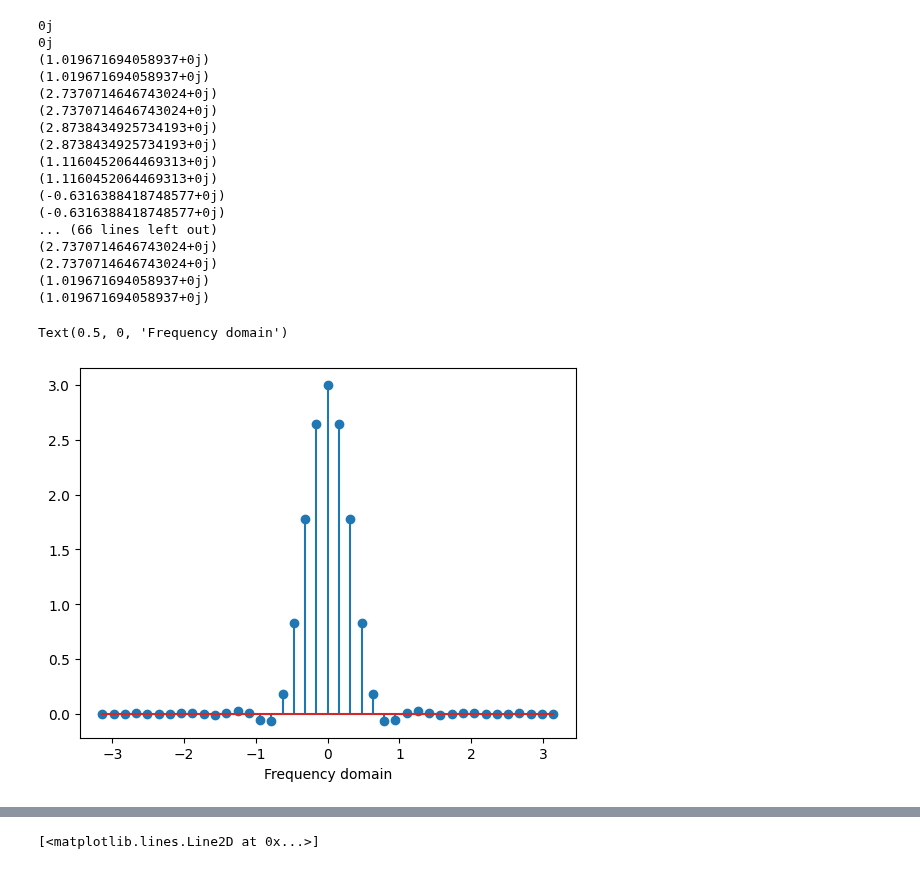
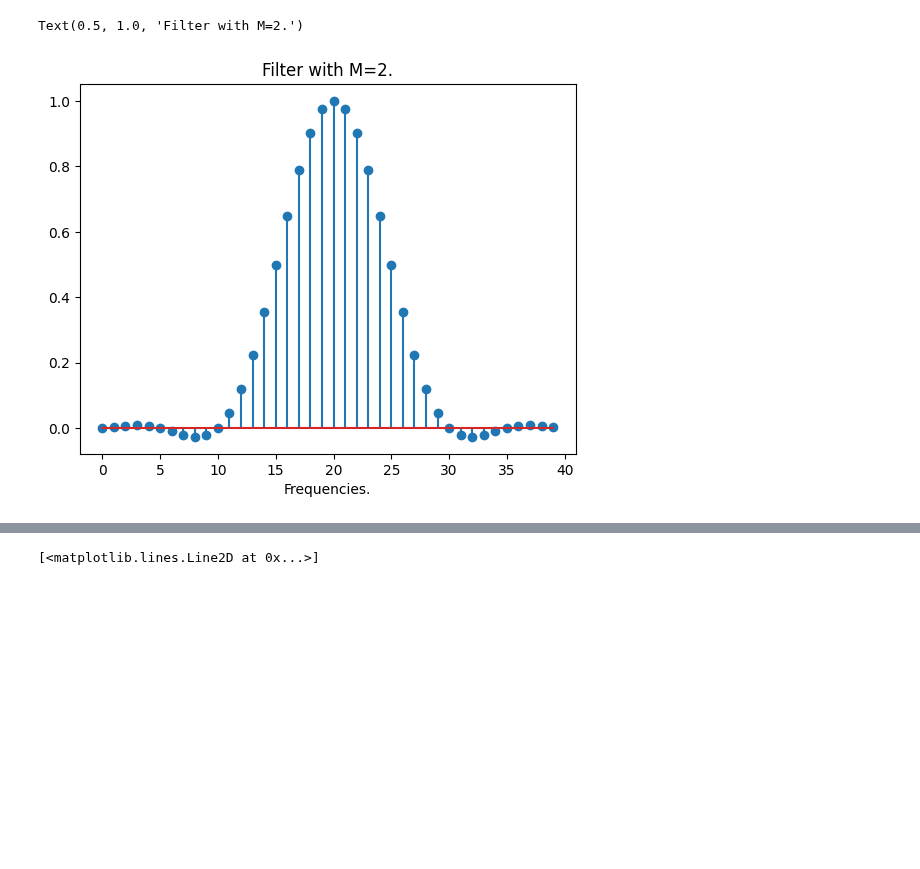
Before and after one commit to DylanReidRamelli/Bachelor-Project-2023, a Jupyter notebook: notebook/filter.ipynb, the cells around one changed output, grey strips where cells are left out. Cells and saved outputs as stored; diff of their text form; code cells hidden in the pictures; blank space fills up the shorter version.

```diff
--- a/notebook/filter.ipynb
+++ b/notebook/filter.ipynb
@@ -6,54 +7,37 @@ from numpy import fft
 def wavenum(i, N) : return (i + N // 2) % N - N // 2
 # %%
 # Create filter.
-filter_size = 41
+filter_size = 40
 
-M = 3
+M = 2
 H = np.zeros(filter_size, dtype=complex)
 
 for i in range(filter_size):
     k = wavenum(i, filter_size)
     a = 2 * np.pi / filter_size * k * M
 
     #G_b, integral from -M to M of cos(t*pi/M) e^(-iwt)
-    if a != np.pi / M or a != -(np.pi/M):
+    if (m.isclose(a, np.pi/M)):
+        H[i] = M
+    elif (m.isclose(a, -np.pi/M)):
+        H[i] = M
+    else:
         H[i] += -(2 * M**2 * a * np.sin(M * a))/(M**2 * a**2 - np.pi**2)
-        print(H[i])
-    else:
-        H[i] = M**3
 
-    print(H[i])
     # G_a, integral from -M to M of e^(-iwt)
     if a != 0:
         H[i] += 2 * np.sin(M * a) / a
     else:
         H[i] = 2 * M
 
 
-
-H /= 2.0
-plt.stem(np.linspace(-np.pi, np.pi, filter_size),  np.fft.fftshift(H).real)
-plt.xlabel("Frequency domain")
+H /= 2.0 * M
+plt.stem(np.arange(filter_size),  np.fft.fftshift(H).real)
+plt.xlabel("Frequencies.")
+plt.title("Filter with M="+ str(M) + ".")
 # %% [output]
-0j
-0j
-(1.019671694058937+0j)
-(1.019671694058937+0j)
-(2.7370714646743024+0j)
-(2.7370714646743024+0j)
-(2.8738434925734193+0j)
-(2.8738434925734193+0j)
-(1.1160452064469313+0j)
-(1.1160452064469313+0j)
-(-0.6316388418748577+0j)
-(-0.6316388418748577+0j)
-... (66 lines left out)
-(2.7370714646743024+0j)
-(2.7370714646743024+0j)
-(1.019671694058937+0j)
-(1.019671694058937+0j)
+Text(0.5, 1.0, 'Filter with M=2.')
-Text(0.5, 0, 'Frequency domain')
-[figure, old version]
+[figure, new version]
 # %%
 # Inverse Fourier Transform of the filter, fftshifted. TIME DOMAIN
 h = np.fft.ifft(H)
```
Also changed, not shown: parts of 7 cells of this notebook, 11 other files.
